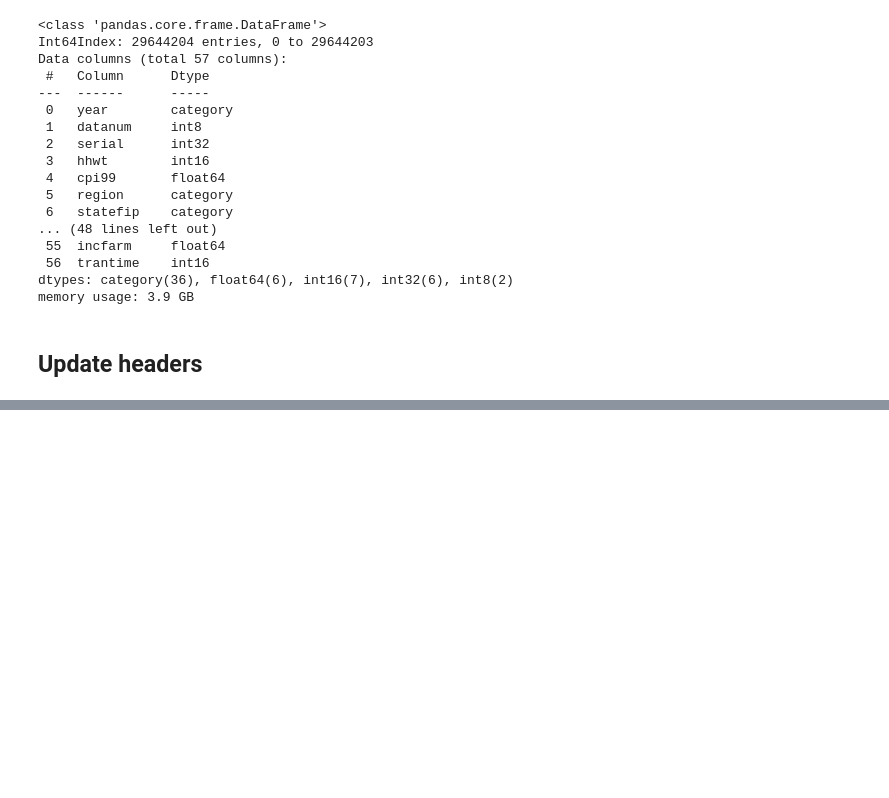
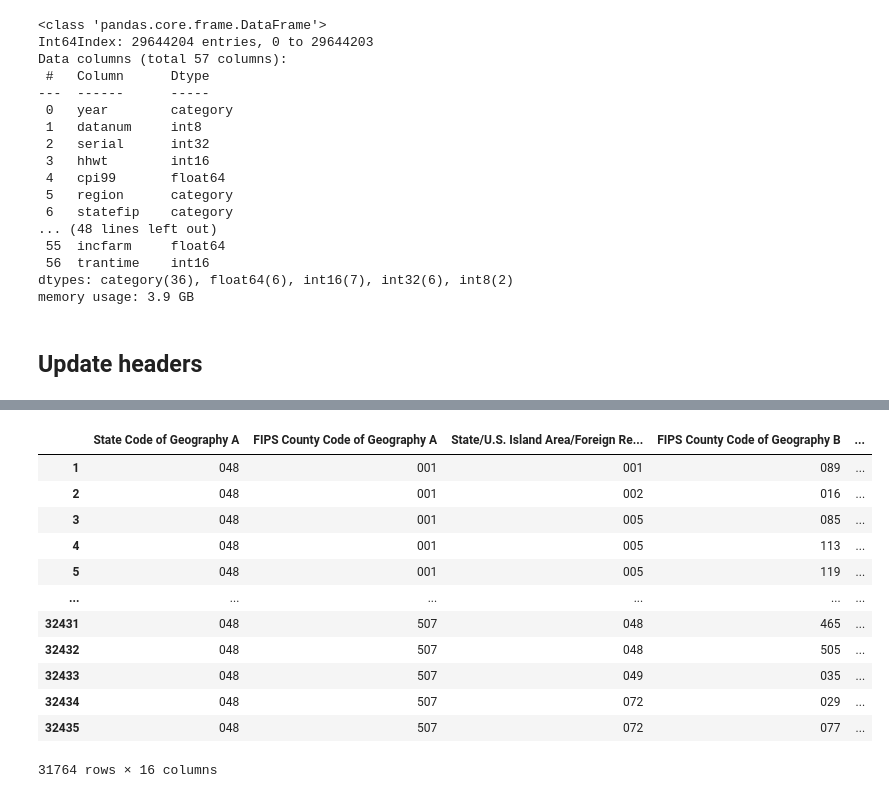
Before and after one commit to randallb15/City-Data, a Jupyter notebook: Testing.ipynb, the cells around one changed output, grey strips where cells are left out. Drawn from its saved outputs; the diff is of its cells as text; code cells hidden in the pictures; blank space fills up the shorter version.

```diff
--- a/Testing.ipynb
+++ b/Testing.ipynb
@@ -127,0 +134,16 @@ ins_outs_df
+# %%
+ins_outs_df
+# %% [output]
+|  | State Code of Geography A | FIPS County Code of Geography A | State/U.S. Island Area/Foreign Re... | FIPS County Code of Geography B | ... |
+| 1 | 048 | 001 | 001 | 089 | ... |
+| 2 | 048 | 001 | 002 | 016 | ... |
+| 3 | 048 | 001 | 005 | 085 | ... |
+| 4 | 048 | 001 | 005 | 113 | ... |
+| 5 | 048 | 001 | 005 | 119 | ... |
+| ... | ... | ... | ... | ... | ... |
+| 32431 | 048 | 507 | 048 | 465 | ... |
+| 32432 | 048 | 507 | 048 | 505 | ... |
+| 32433 | 048 | 507 | 049 | 035 | ... |
+| 32434 | 048 | 507 | 072 | 029 | ... |
+| 32435 | 048 | 507 | 072 | 077 | ... |
+31764 rows × 16 columns
```
Also changed, not shown: parts of 8 cells of this notebook.
